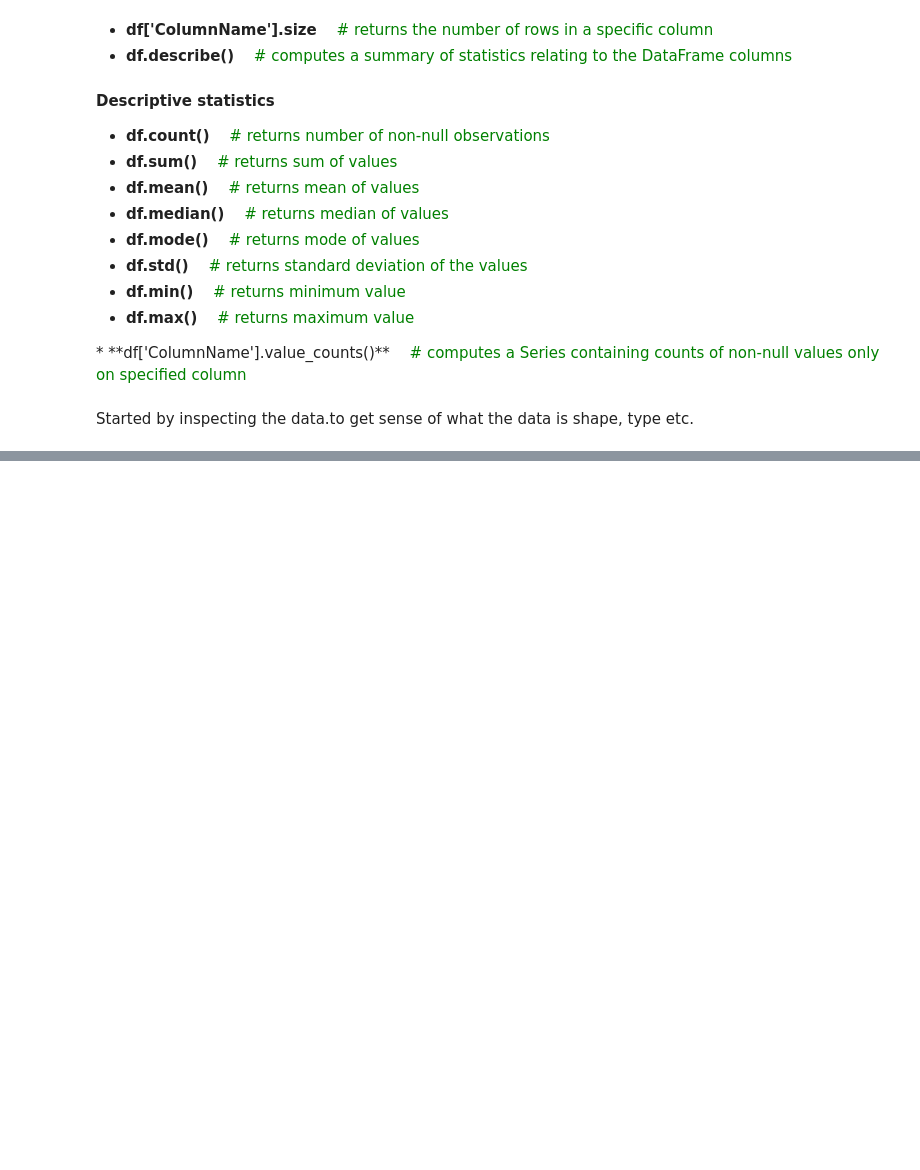
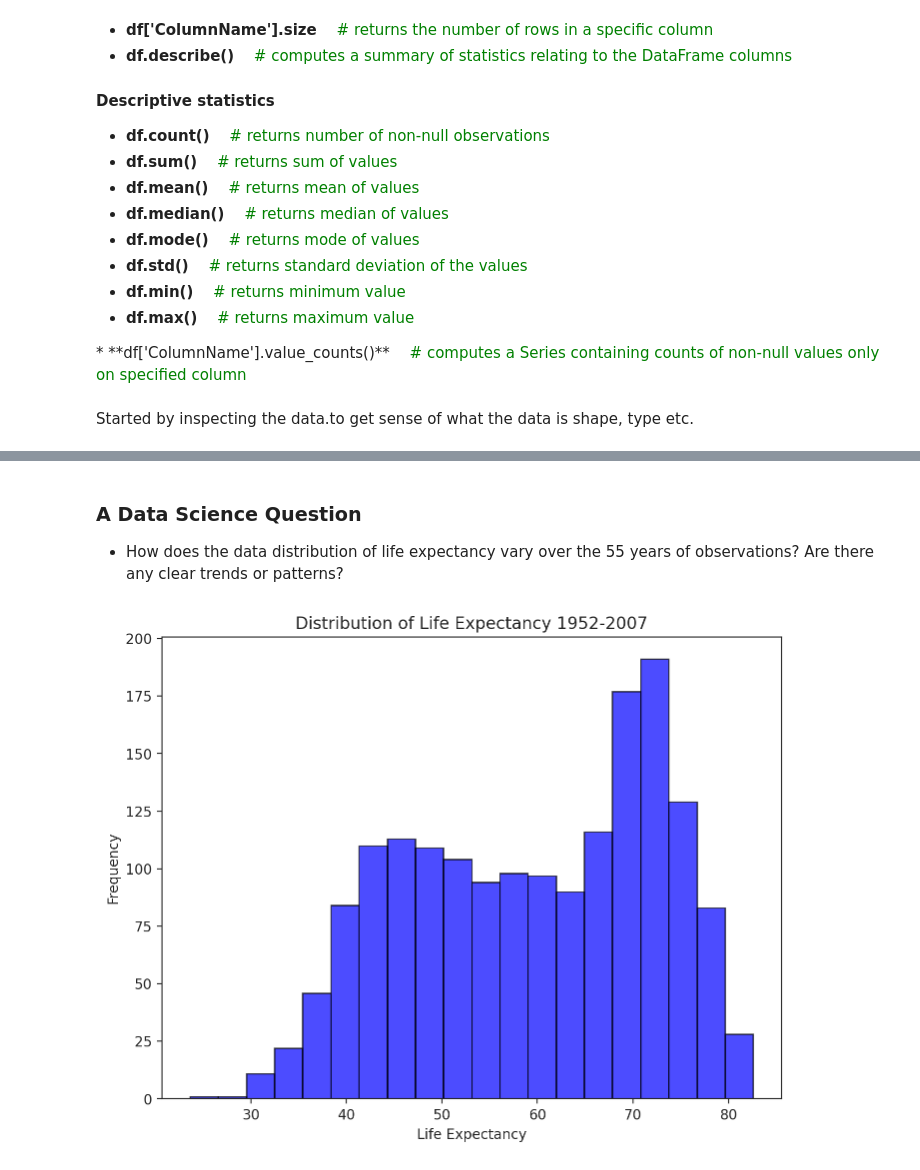
Before and after one commit to Abdi-dotcom/Principles-of-Data-Science, a Jupyter notebook: w1_data_inspection_and_subsetting.ipynb, the cells around one changed output, grey strips where cells are left out. Cells and saved outputs as stored; diff of their text form; code cells hidden in the pictures; blank space fills up the shorter version.

```diff
--- a/w1_data_inspection_and_subsetting.ipynb
+++ b/w1_data_inspection_and_subsetting.ipynb
@@ -65,0 +145,13 @@ Started by inspecting the data.to get sense of what the data is shape, type etc.
+# %% [markdown]
+### A Data Science Question
+
+* How does the data distribution of life expectancy vary over the 55 years of observations? Are there any clear trends or patterns?
+# %%
+# Plotting the histogram
+plt.hist(gm['lifeExp'], bins=20, color='blue', alpha=0.7, edgecolor='black')
+plt.xlabel('Life Expectancy')
+plt.ylabel('Frequency')
+plt.title('Distribution of Life Expectancy 1952-2007')
+plt.show()
+# %% [output]
+[figure, added]
```
Also changed, not shown: parts of 48 cells of this notebook.
